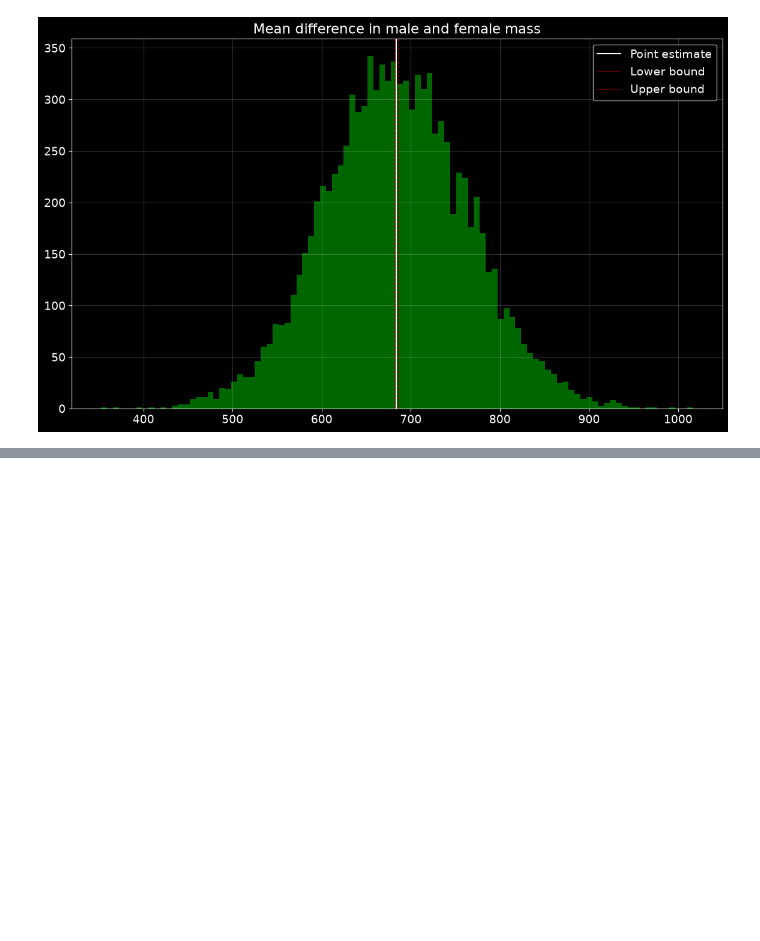
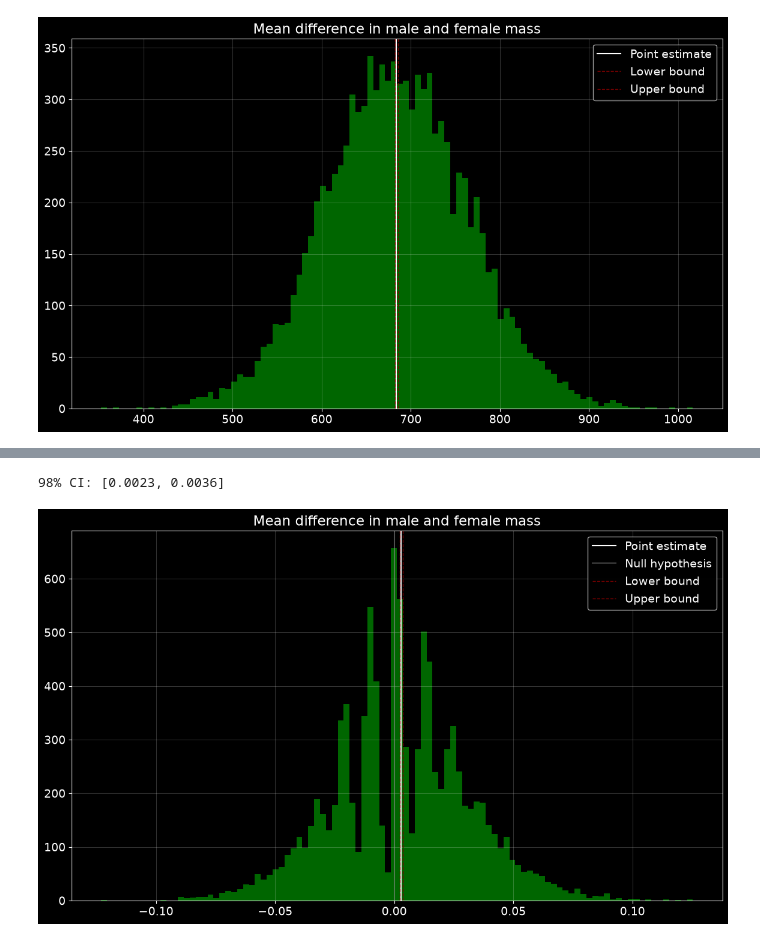
Before and after one commit to DanielJensen0144/penguin-bootstrapping, a Jupyter notebook: src/main.ipynb, the cells around one changed output, grey strips where cells are left out. Drawn from its saved outputs; the diff is of its cells as text; code cells hidden in the pictures; blank space fills up the shorter version.

Commit message:
added bootstrapping for model A/B testing

```diff
--- a/src/main.ipynb
+++ b/src/main.ipynb
@@ -136,0 +167,11 @@ plt.legend(); plt.show()
+# %%
+# species2idx = {"Adelie":0, "Chinstrap":1, "Gentoo":2}
+# df["species"] = df["species"].map(species2idx)
+
+# island2idx = {"Torgersen":0, "Biscoe":1, "Dream":2}
+# df["island"] = df["island"].map(island2idx)
+
+sex2idx = {"Male":0, "Female":1}
+df["sex"] = df["sex"].map(sex2idx)
+
+df
@@ -136,0 +192,2 @@ plt.legend(); plt.show()
+# %%
+df = pd.get_dummies(df, prefix='', prefix_sep='', drop_first=True, dtype=int); df
@@ -136,0 +247,40 @@ plt.legend(); plt.show()
+# %%
+# bootstrapping
+m = 10_000
+n = x_test.shape[0]
+
+boot_statistics = np.zeros(m)
+for boot in tqdm(range(m), desc="bootstrapping model A/B testing"):
+    df_sample = df_test.sample(n=n, replace=True)
+    x_sample = df_sample[features]
+    y_sample = df_sample[target]
+
+    y_pred1 = xgb.predict(x_sample)
+    y_pred2 = lgbm.predict(x_sample)
+
+    f11 = f1_score(y_sample, y_pred1)
+    f12 = f1_score(y_sample, y_pred2)
+
+    boot_statistics[boot] = f11 - f12
+
+theta_mean = np.mean(boot_statistics)
+theta_std = np.std(boot_statistics)
+
+z_coeff = 2.33 # 98% confidence interval
+error_margin = z_coeff * theta_std / np.sqrt(m)
+
+theta_lower = theta_mean - error_margin
+theta_upper = theta_mean + error_margin
+
+print(f"98% CI: [{theta_lower:.4f}, {theta_upper:.4f}]")
+
+plt.hist(boot_statistics, bins=100, color="green", alpha=0.8)
+plt.axvline(delta, label="Point estimate")
+plt.axvline(0, color="grey", alpha=0.5, label="Null hypothesis")
+plt.axvline(theta_lower, linestyle="--", linewidth=1, color="maroon", label="Lower bound")
+plt.axvline(theta_upper, linestyle="--", linewidth=1, color="maroon", label="Upper bound")
+plt.title("Mean difference in male and female mass")
+plt.legend(); plt.show()
+# %% [output]
+98% CI: [0.0023, 0.0036]
+[figure, added]
```
Also changed, not shown: parts of 9 cells of this notebook.
